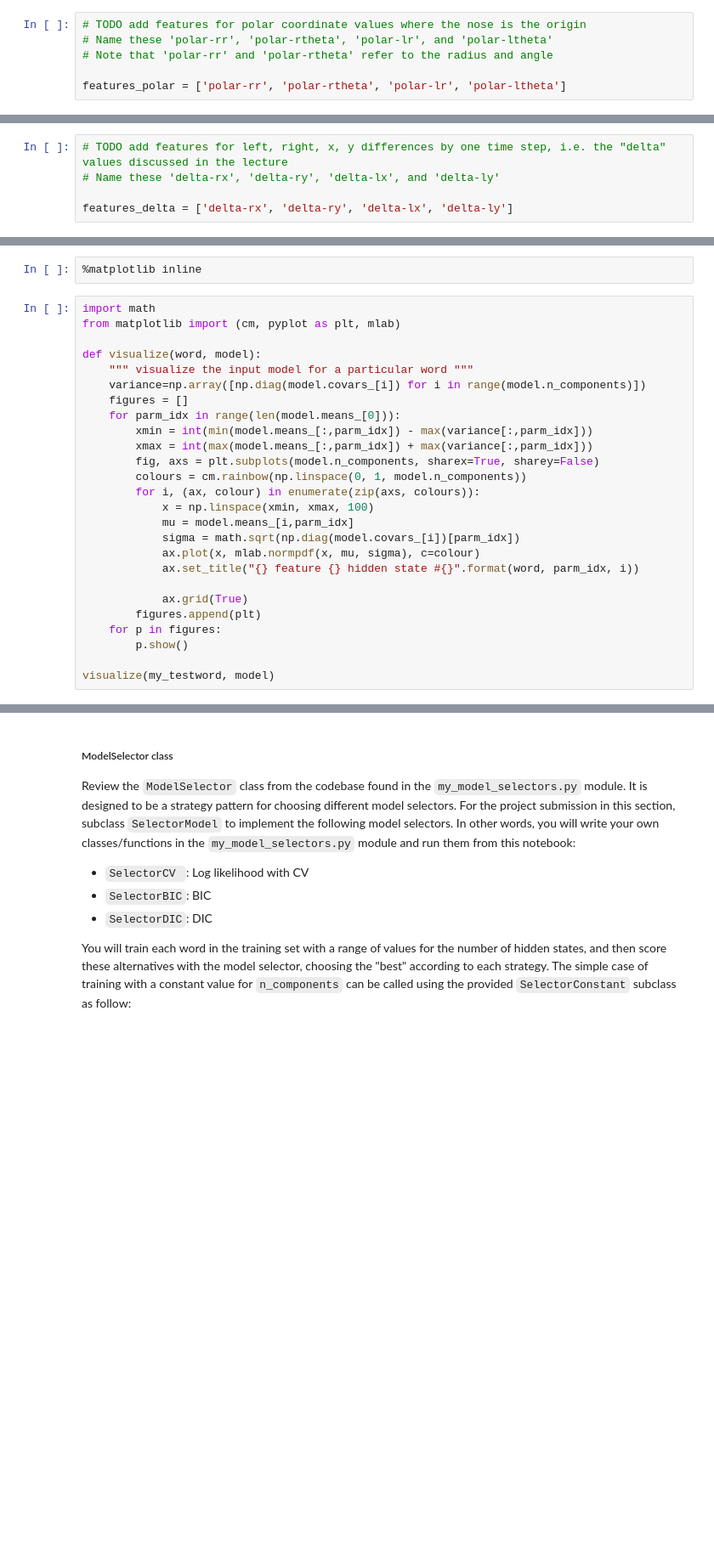
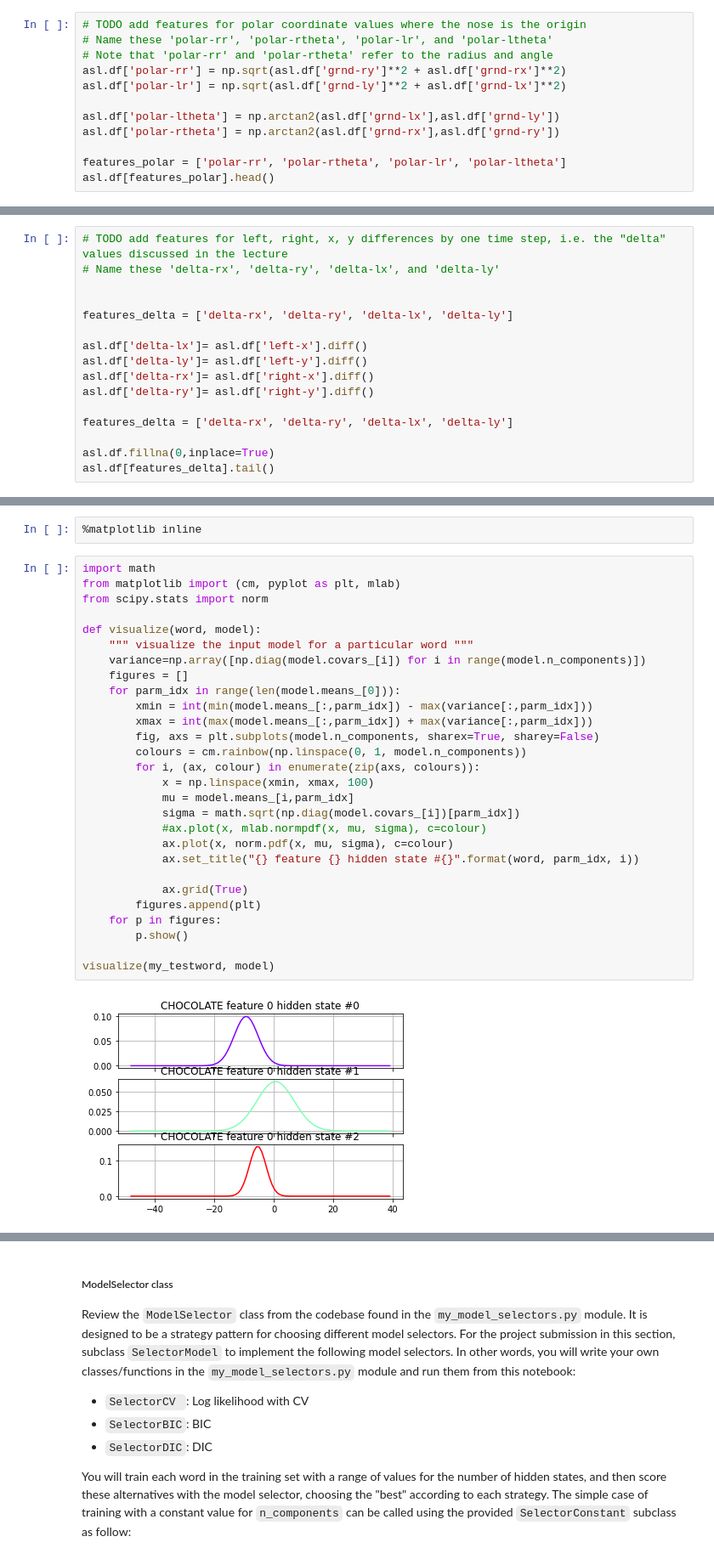
Before and after one commit to alirezakfz/ArtificialIntelligenceIntro, a Jupyter notebook: AIND-Recognizer-master/Solution_asl_recognizer.ipynb, the cells around one changed output, grey strips where cells are left out. Shown at 85% size. Cells and saved outputs as stored; diff of their text form; blank space fills up the shorter version.

```diff
--- a/AIND-Recognizer-master/Solution_asl_recognizer.ipynb
+++ b/AIND-Recognizer-master/Solution_asl_recognizer.ipynb
@@ -229,5 +249,11 @@ features_norm = ['norm-rx', 'norm-ry', 'norm-lx','norm-ly']
 # TODO add features for polar coordinate values where the nose is the origin
 # Name these 'polar-rr', 'polar-rtheta', 'polar-lr', and 'polar-ltheta'
 # Note that 'polar-rr' and 'polar-rtheta' refer to the radius and angle
+asl.df['polar-rr'] = np.sqrt(asl.df['grnd-ry']**2 + asl.df['grnd-rx']**2)
+asl.df['polar-lr'] = np.sqrt(asl.df['grnd-ly']**2 + asl.df['grnd-lx']**2)
+
+asl.df['polar-ltheta'] = np.arctan2(asl.df['grnd-lx'],asl.df['grnd-ly'])
+asl.df['polar-rtheta'] = np.arctan2(asl.df['grnd-rx'],asl.df['grnd-ry'])
 
 features_polar = ['polar-rr', 'polar-rtheta', 'polar-lr', 'polar-ltheta']
+asl.df[features_polar].head()
@@ -235,4 +269,15 @@ features_polar = ['polar-rr', 'polar-rtheta', 'polar-lr', 'polar-ltheta']
 # TODO add features for left, right, x, y differences by one time step, i.e. the "delta" values discussed in the lecture
 # Name these 'delta-rx', 'delta-ry', 'delta-lx', and 'delta-ly'
 
+
 features_delta = ['delta-rx', 'delta-ry', 'delta-lx', 'delta-ly']
+
+asl.df['delta-lx']= asl.df['left-x'].diff()
+asl.df['delta-ly']= asl.df['left-y'].diff()
+asl.df['delta-rx']= asl.df['right-x'].diff()
+asl.df['delta-ry']= asl.df['right-y'].diff()
+
+features_delta = ['delta-rx', 'delta-ry', 'delta-lx', 'delta-ly']
+
+asl.df.fillna(0,inplace=True)
+asl.df[features_delta].tail()
@@ -333,26 +424,30 @@ We can plot the means and variances for each state and feature.  Try varying the
 # %%
 import math
 from matplotlib import (cm, pyplot as plt, mlab)
+from scipy.stats import norm
 
 def visualize(word, model):
     """ visualize the input model for a particular word """
     variance=np.array([np.diag(model.covars_[i]) for i in range(model.n_components)])
     figures = []
     for parm_idx in range(len(model.means_[0])):
         xmin = int(min(model.means_[:,parm_idx]) - max(variance[:,parm_idx]))
         xmax = int(max(model.means_[:,parm_idx]) + max(variance[:,parm_idx]))
         fig, axs = plt.subplots(model.n_components, sharex=True, sharey=False)
         colours = cm.rainbow(np.linspace(0, 1, model.n_components))
         for i, (ax, colour) in enumerate(zip(axs, colours)):
             x = np.linspace(xmin, xmax, 100)
             mu = model.means_[i,parm_idx]
             sigma = math.sqrt(np.diag(model.covars_[i])[parm_idx])
-            ax.plot(x, mlab.normpdf(x, mu, sigma), c=colour)
+            #ax.plot(x, mlab.normpdf(x, mu, sigma), c=colour)
+            ax.plot(x, norm.pdf(x, mu, sigma), c=colour)
             ax.set_title("{} feature {} hidden state #{}".format(word, parm_idx, i))
 
             ax.grid(True)
         figures.append(plt)
     for p in figures:
         p.show()
 
 visualize(my_testword, model)
+# %% [output]
+[figure, added]
```
Also changed, not shown: parts of 16 cells of this notebook.
